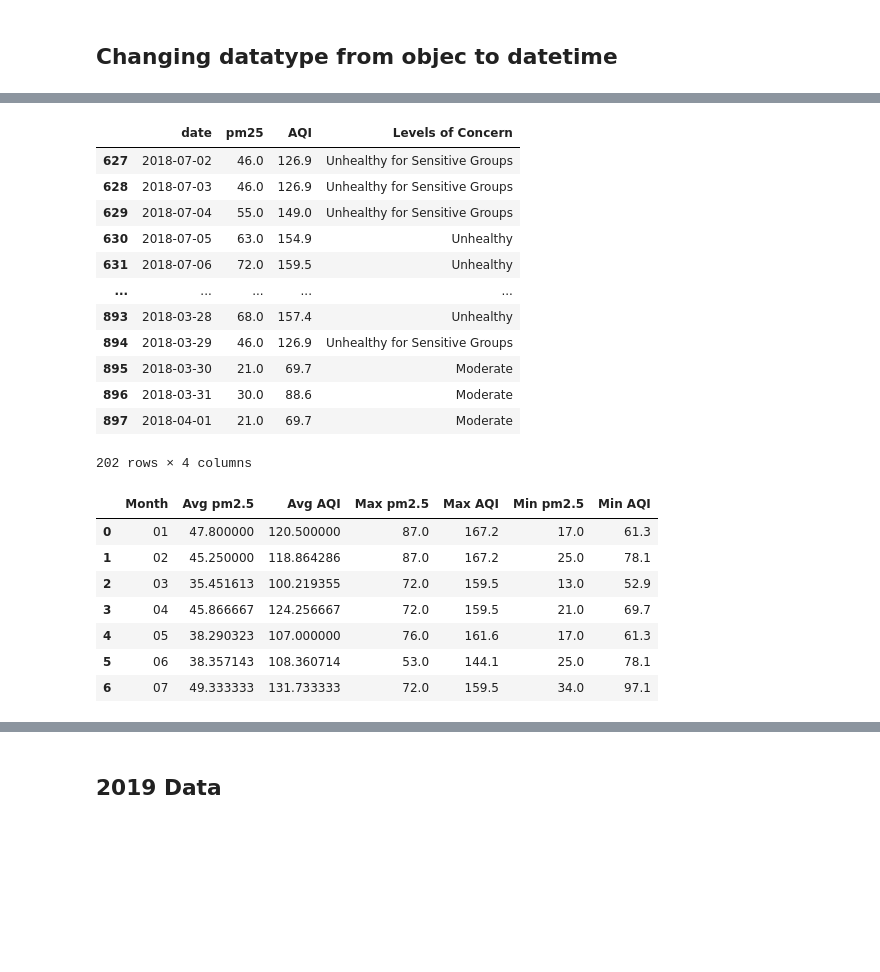
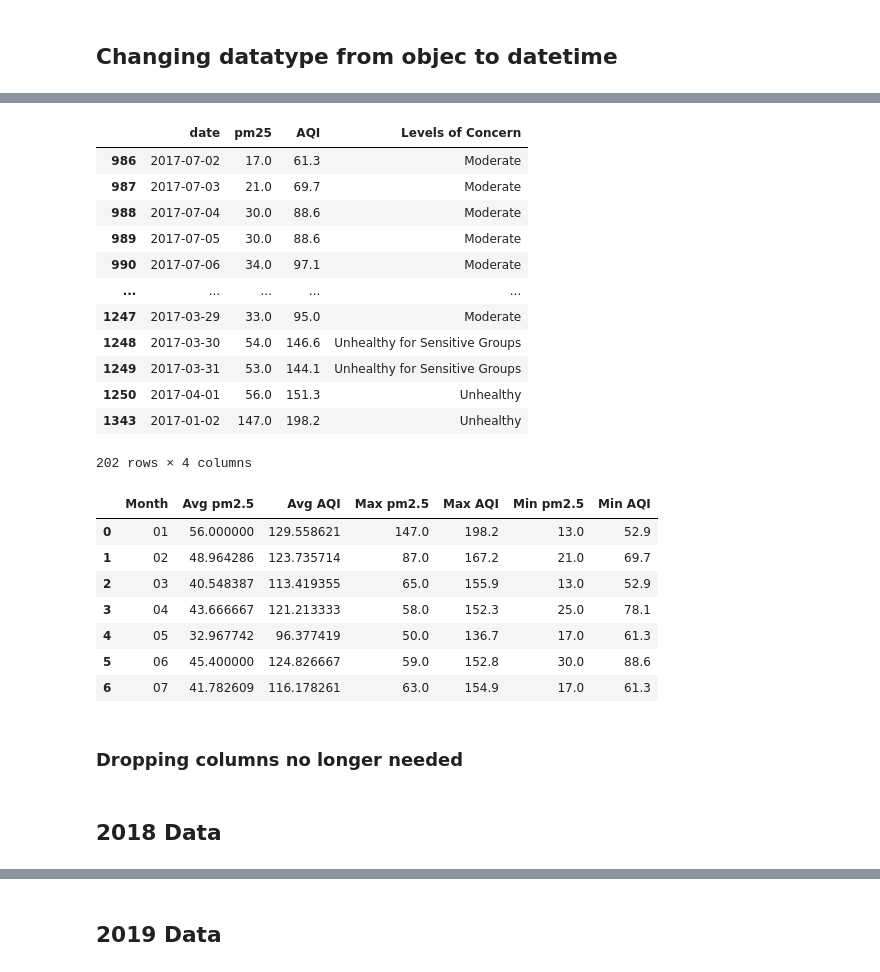
Before and after one commit to rigsbyk/Project-One, a Jupyter notebook: kathryn_csv_data/Rome/Rome.ipynb, the cells around one changed output, grey strips where cells are left out. Cells and saved outputs as stored; diff of their text form; code cells hidden in the pictures; blank space fills up the shorter version.

```diff
--- a/kathryn_csv_data/Rome/Rome.ipynb
+++ b/kathryn_csv_data/Rome/Rome.ipynb
@@ -40,25 +40,24 @@ droppedB4_18 = dropped_guido_df.loc[(dropped_guido_df["date"]>"2018-01-01")].dro
 # %%
-guido_data_18 = droppedB4_18.loc[(droppedB4_18["date"]<"2018-07-25")].dropna(how='any')
+rome_data_17 = droppedB4_17.loc[(droppedB4_17["date"]<"2017-07-25")].dropna(how='any')
+# %%
+rome_data_17["AQI"]=""
 # %%
-AQI2018 = []
-for value in guido_data_18["pm25"]:
+AQI2017 = []
+for value in rome_data_17["pm25"]:
     if value >= 0 and value <= 12:
-        AQI2018.append((((50-0)/(12-0))*(value-0))+ 0)
+        AQI2017.append((((50-0)/(12-0))*(value-0))+ 0)
     elif value >=12.1 and value <= 35.4:
-        AQI2018.append((((100-51)/(35.4-12.1))*(value-12.1))+51)
+        AQI2017.append((((100-51)/(35.4-12.1))*(value-12.1))+51)
     elif value >= 35.5 and value <= 55.4:
-        AQI2018.append((((150-101)/(55.4-35.5))*(value-35.5))+101)
+        AQI2017.append((((150-101)/(55.4-35.5))*(value-35.5))+101)
     elif value >= 55.5 and value<= 150.4:
-        AQI2018.append((((200-151)/(150.4-55.4))*(value-55.5))+151)
+        AQI2017.append((((200-151)/(150.4-55.4))*(value-55.5))+151)
     elif value >= 150.5 and value <=250.4:
-        AQI2018.append((((300-201)/(250.4-150.5))*(value-150.5))+201)
+        AQI2017.append((((300-201)/(250.4-150.5))*(value-150.5))+201)
     elif value >= 250.5 and value <= 350.4:
-        AQI2018.append((((400-301)/(350.4-250.5))*(value-250.5))+ 301)
+        AQI2017.append((((400-301)/(350.4-250.5))*(value-250.5))+ 301)
     elif value >= 350.5 and value <= 500.4:
-        AQI2018.append((((500-401)/(500.4-350.5))*(value-350.5))+ 401)
+        AQI2017.append((((500-401)/(500.4-350.5))*(value-350.5))+ 401)
     else:
-        AQI2018.append("invalid")
-AQI2018 = [round(i,1) for i in AQI2018]
-
-guido_data_18["AQI"] = AQI2018
-guido_data_18.head()
+        AQI2017.append("invalid")
+AQI2017 = [round(i,1) for i in AQI2017]
@@ -71,0 +64,3 @@ guido_data_18.head()
+# %%
+rome_data_17["AQI"]=AQI2017
+rome_data_17.head()
@@ -73,20 +75,20 @@ guido_data_18.head()
 bins = [0,50,100,150,200,300,500]
 quality = ["Good","Moderate","Unhealthy for Sensitive Groups","Unhealthy","Very Unhealthy","Hazardous"]
 # %%
-guido_data_18["Levels of Concern"] = pd.cut(guido_data_18["AQI"],bins,labels=quality,include_lowest=True)
-guido_data_18
+rome_data_17["Levels of Concern"] = pd.cut(rome_data_17["AQI"],bins,labels=quality,include_lowest=True)
+rome_data_17
 # %% [output]
 |  | date | pm25 | AQI | Levels of Concern |
-| 627 | 2018-07-02 | 46.0 | 126.9 | Unhealthy for Sensitive Groups |
-| 628 | 2018-07-03 | 46.0 | 126.9 | Unhealthy for Sensitive Groups |
-| 629 | 2018-07-04 | 55.0 | 149.0 | Unhealthy for Sensitive Groups |
-| 630 | 2018-07-05 | 63.0 | 154.9 | Unhealthy |
-| 631 | 2018-07-06 | 72.0 | 159.5 | Unhealthy |
+| 986 | 2017-07-02 | 17.0 | 61.3 | Moderate |
+| 987 | 2017-07-03 | 21.0 | 69.7 | Moderate |
+| 988 | 2017-07-04 | 30.0 | 88.6 | Moderate |
+| 989 | 2017-07-05 | 30.0 | 88.6 | Moderate |
+| 990 | 2017-07-06 | 34.0 | 97.1 | Moderate |
 | ... | ... | ... | ... | ... |
-| 893 | 2018-03-28 | 68.0 | 157.4 | Unhealthy |
-| 894 | 2018-03-29 | 46.0 | 126.9 | Unhealthy for Sensitive Groups |
-| 895 | 2018-03-30 | 21.0 | 69.7 | Moderate |
-| 896 | 2018-03-31 | 30.0 | 88.6 | Moderate |
-| 897 | 2018-04-01 | 21.0 | 69.7 | Moderate |
+| 1247 | 2017-03-29 | 33.0 | 95.0 | Moderate |
+| 1248 | 2017-03-30 | 54.0 | 146.6 | Unhealthy for Sensitive Groups |
+| 1249 | 2017-03-31 | 53.0 | 144.1 | Unhealthy for Sensitive Groups |
+| 1250 | 2017-04-01 | 56.0 | 151.3 | Unhealthy |
+| 1343 | 2017-01-02 | 147.0 | 198.2 | Unhealthy |
 202 rows × 4 columns
 # %%
@@ -101,7 +103,7 @@ result = pd.merge(mean_df,max_df, how='outer', on=['date'],suffixes=("_avg","_ma
 # %%
 result2 = pd.merge(result,min_df, how='outer',on=['date'])
 # %%
-guido_2018_month_df = result2.rename(columns={
+rome_2017_month_df = result2.rename(columns={
 
                                     "date":"Month",
                                     "pm25_avg":"Avg pm2.5",
@@ -110,14 +112,17 @@ guido_2018_month_df = result2.rename(columns={
                                     "AQI_max":"Max AQI",
                                     "pm25":"Min pm2.5",
                                     "AQI":"Min AQI"
+
  })
-guido_2018_month_df
+rome_2017_month_df
 # %% [output]
 |  | Month | Avg pm2.5 | Avg AQI | Max pm2.5 | Max AQI | Min pm2.5 | Min AQI |
-| 0 | 01 | 47.800000 | 120.500000 | 87.0 | 167.2 | 17.0 | 61.3 |
-| 1 | 02 | 45.250000 | 118.864286 | 87.0 | 167.2 | 25.0 | 78.1 |
-| 2 | 03 | 35.451613 | 100.219355 | 72.0 | 159.5 | 13.0 | 52.9 |
-| 3 | 04 | 45.866667 | 124.256667 | 72.0 | 159.5 | 21.0 | 69.7 |
-| 4 | 05 | 38.290323 | 107.000000 | 76.0 | 161.6 | 17.0 | 61.3 |
-| 5 | 06 | 38.357143 | 108.360714 | 53.0 | 144.1 | 25.0 | 78.1 |
-| 6 | 07 | 49.333333 | 131.733333 | 72.0 | 159.5 | 34.0 | 97.1 |
+| 0 | 01 | 56.000000 | 129.558621 | 147.0 | 198.2 | 13.0 | 52.9 |
+| 1 | 02 | 48.964286 | 123.735714 | 87.0 | 167.2 | 21.0 | 69.7 |
+| 2 | 03 | 40.548387 | 113.419355 | 65.0 | 155.9 | 13.0 | 52.9 |
+| 3 | 04 | 43.666667 | 121.213333 | 58.0 | 152.3 | 25.0 | 78.1 |
+| 4 | 05 | 32.967742 | 96.377419 | 50.0 | 136.7 | 17.0 | 61.3 |
+| 5 | 06 | 45.400000 | 124.826667 | 59.0 | 152.8 | 30.0 | 88.6 |
+| 6 | 07 | 41.782609 | 116.178261 | 63.0 | 154.9 | 17.0 | 61.3 |
+# %% [markdown]
+### Dropping columns no longer needed
@@ -123,0 +131,2 @@ guido_2018_month_df
+# %% [markdown]
+## 2018 Data
```
Also changed, not shown: parts of 37 cells of this notebook, 35 other files.
